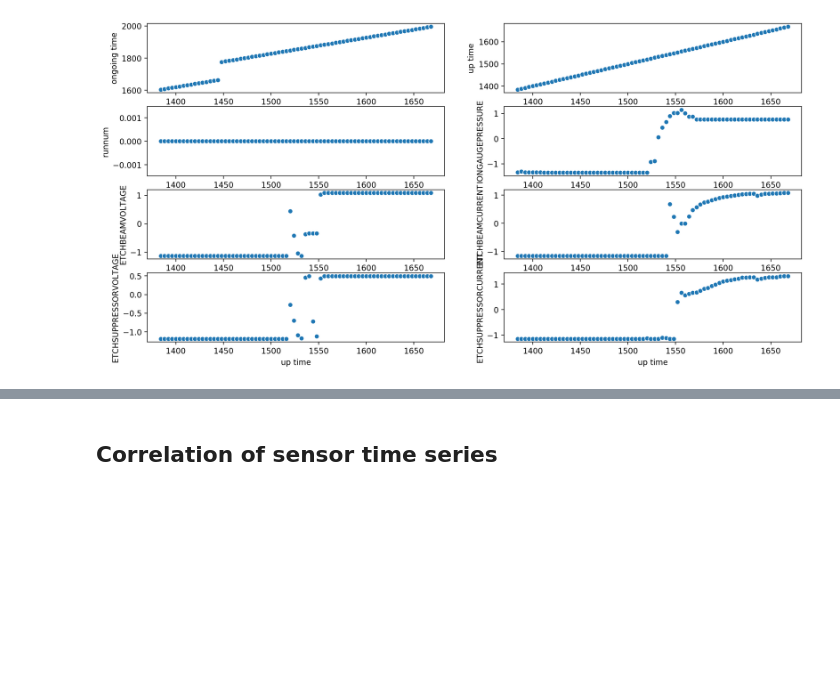
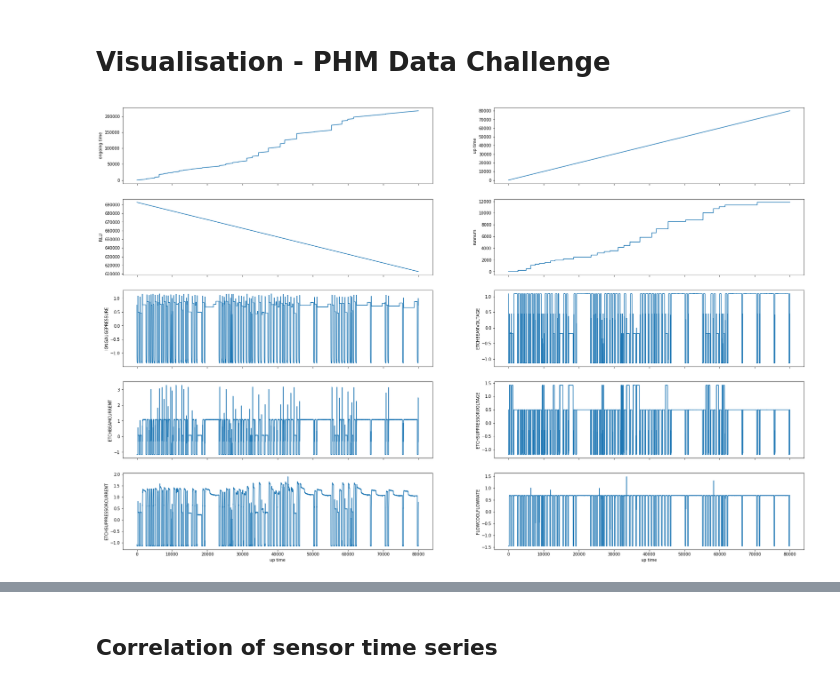
Before and after one commit to carlov93/predictive_maintenance, a Jupyter notebook: src/visualisation/raw_data/raw_sensor_phm.ipynb, the cells around one changed output, grey strips where cells are left out. Cells and saved outputs as stored; diff of their text form; code cells hidden in the pictures; blank space fills up the shorter version.

```diff
--- a/src/visualisation/raw_data/raw_sensor_phm.ipynb
+++ b/src/visualisation/raw_data/raw_sensor_phm.ipynb
@@ -19,3 +17,0 @@ df_original.shape
-# %%
-df_original = df_original.loc[df_original["ongoing time"].between(1600,2000, inclusive=False)]
-df_original.shape
@@ -23,0 +20,3 @@ df_original.shape
+# %%
+df_original = df_original.iloc[0:20000,:]
+df_original.shape
@@ -24,12 +37,15 @@ df_original.shape
+# %% [markdown]
+# Visualisation - PHM Data Challenge
 # %%
-fig, axes = plt.subplots(4, 2, figsize=(15,7.5), dpi=200)
+fig, axes = plt.subplots(5, 2, figsize=(30,20), sharex=True) # , dpi=200,
 ax = axes.ravel()
 plt.subplots_adjust(hspace=0.2, wspace=0.6)
-for i in range(0,8):
-    sns.scatterplot(x=df_original.iloc[:,1], y=df_original.iloc[:,i], ax=ax[i])
+for i in range(0,10):
+    sns.lineplot(x=df_original.iloc[:,1], y=df_original.iloc[:,i], ax=ax[i])
 #plt.savefig("../graphs/raw_sensor_data.png")
 #ax[i].set_xticklabels(ax[i].get_xticklabels(), rotation=45)
-plt.subplots_adjust(wspace=0.2)
+#fig.tight_layout()
+plt.subplots_adjust(wspace=0.2, hspace=0.2)
 plt.show()
 # %% [output]
-[figure, old version]
+[figure, new version]
```
Also changed, not shown: parts of 19 cells of this notebook, 4 other files.
